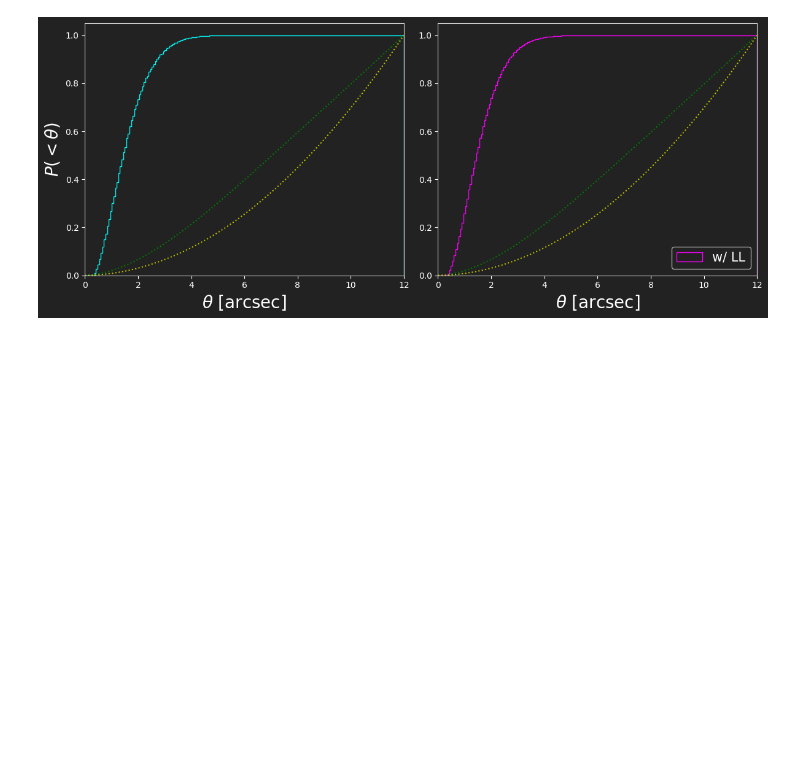
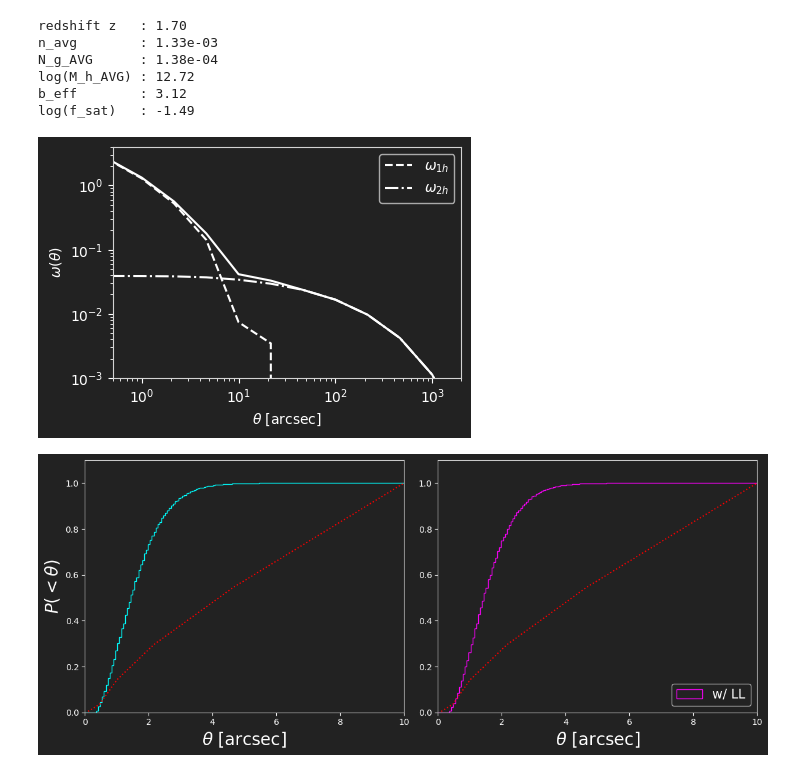
Before and after one commit to Ferr013/GALESS, a Jupyter notebook: examples/basic_example.ipynb, the cells around one changed output. Saved outputs shown, nothing was run; the diff lists cells and outputs as text; code cells hidden in the pictures; blank space fills up the shorter version.

```diff
--- a/examples/basic_example.ipynb
+++ b/examples/basic_example.ipynb
@@ -248,4 +179,71 @@ plt.show()
+# %%
+if(1):
+    z = 1.7
+    z_sigma = 0.5
+    M_sat, M_min, sigma_logM, alpha = 10**14.18, 10**12.46, 0.2, 1.0
+    #M_sat, M_min, sigma_logM, alpha = 10**12.08, 10**11.16, 0.2, 1.0
+    z_array = np.array([1.1, 1.3, 1.5, 1.7, 1.9, 2.1, 2.3])
+elif(0):
+    z = 3.8
+    z_sigma = 0.5
+    M_sat, M_min, sigma_logM, alpha = 10**15.25, 10**13.08, 0.2, 1.0
+    #M_sat, M_min, sigma_logM, alpha = 10**14.80, 10**12.71, 0.2, 1.0
+    z_array = np.array([3.2, 3.4, 3.6, 3.8, 4.0, 4.2, 4.4])
+elif(0):
+    #random
+    z = 4
+    M_sat, M_min, sigma_logM, alpha = 2.4e12, 1.6e11, 0.2, 0.5
+    z_array = np.array([1.1, 1.3, 1.5, 1.7, 1.9, 2.1, 2.3])
+
+M_h_array, HMF_array, nu_array, hmf_k, hmf_PS = HOD.init_lookup_table(z)
+NTOT = HOD.N_tot(M_h_array, M_sat, alpha, M_min, sigma_logM)
+N_g_AVG = HOD.get_AVG_N_tot(M_min, sigma_logM, M_sat, alpha, z)
+M_h_AVG = HOD.get_AVG_Host_Halo_Mass(M_min, sigma_logM, M_sat, alpha, z)
+b_eff = HOD.get_EFF_gal_bias(M_min, sigma_logM, M_sat, alpha, z, USE_MY_BIAS = 0)
+f_sat = HOD.get_AVG_f_sat(M_min, sigma_logM, M_sat, alpha, z)
+n_avg = HOD.get_N_dens_avg(z_array, M_min, sigma_logM, M_sat, alpha, z, z_sigma)
+
+print(f'redshift z   : {z:.2f}')
+print(f'n_avg        : {n_avg:.2e}')
+print(f'N_g_AVG      : {N_g_AVG:.2e}')
+print(f'log(M_h_AVG) : {np.log10(M_h_AVG):.2f}')
+print(f'b_eff        : {b_eff:.2f}')
+print(f'log(f_sat)   : {np.log10(f_sat):.2f}')
+
+FOLDERPATH = os.path.split(os.path.dirname(os.path.abspath('')))[0]+'/GALESS/galess/data/omega'
+_theta_arcsec = np.logspace(-1,3.333334,14)
+if(0):
+    theta = _theta_arcsec * 1/206265 # 1 arcsec in rad
+    omega1h, omega2h = HOD.omega_array(theta, M_min, sigma_logM, M_sat, alpha, z, z_sigma, z_array)
+
+    np.savetxt(FOLDERPATH + 'omega_1h_z'+str(int(z))+'_'+str(int(np.around(z%1, 2)*100))+'.txt', omega1h)
+    np.savetxt(FOLDERPATH + 'omega_2h_z'+str(int(z))+'_'+str(int(np.around(z%1, 2)*100))+'.txt', omega2h)
+omega1h = np.loadtxt(FOLDERPATH + 'omega_1h_z'+str(int(z))+'_'+str(int(np.around(z%1, 2)*100))+'.txt')
+omega2h = np.loadtxt(FOLDERPATH + 'omega_2h_z'+str(int(z))+'_'+str(int(np.around(z%1, 2)*100))+'.txt')
+
+COL = 'w' if ___PLOT_FOR_KEYNOTE___ else 'k'
+line_c, cmap_c, _col_, col_A, col_B, col_C, col_D, fn_prefix = lens_plot.set_plt_param(___PLOT_FOR_KEYNOTE___)
+fig, ax = plt.subplots(1, 1, figsize=(4.5, 3), sharex=False, sharey=False)
+ax.plot(_theta_arcsec, omega1h, c = COL,ls = '--', label=r'$\omega_{1h}$')
+ax.plot(_theta_arcsec, omega2h, c = COL,ls = '-.', label=r'$\omega_{2h}$')
+ax.plot(_theta_arcsec, omega1h+omega2h, c = COL,ls = '-')
+ax.set_xscale('log')
+ax.set_yscale('log')
+ax.set_xlim((0.5,2e3))
+ax.set_ylim((1e-3,4e0)) if z < 3.7 else ax.set_ylim((1e-2,4e1))
+ax.set_xlabel(r'$\theta$ [arcsec]')
+ax.set_ylabel(r'$\omega$($\theta$)')
+plt.legend()
+plt.show()
+# %% [output]
+redshift z   : 1.70
+n_avg        : 1.33e-03
+N_g_AVG      : 1.38e-04
+log(M_h_AVG) : 12.72
+b_eff        : 3.12
+log(f_sat)   : -1.49
+[figure, added]
 # %%
-lens_plot.plot_angular_separation('EUCLID Wide VIS', zs_array, SPLIT_REDSHIFTS = 0, PLOT_ACF = 1 )
+lens_plot.plot_angular_separation('EUCLID Wide VIS', zs_array, (omega1h+omega2h),  SPLIT_REDSHIFTS = 0, PLOT_ACF = 0, PLOT_FOR_KEYNOTE = ___PLOT_FOR_KEYNOTE___ )
 # %% [output]
-[figure, old version]
+[figure, new version]
```
Also changed, not shown: parts of 14 cells of this notebook, 17 other files.
